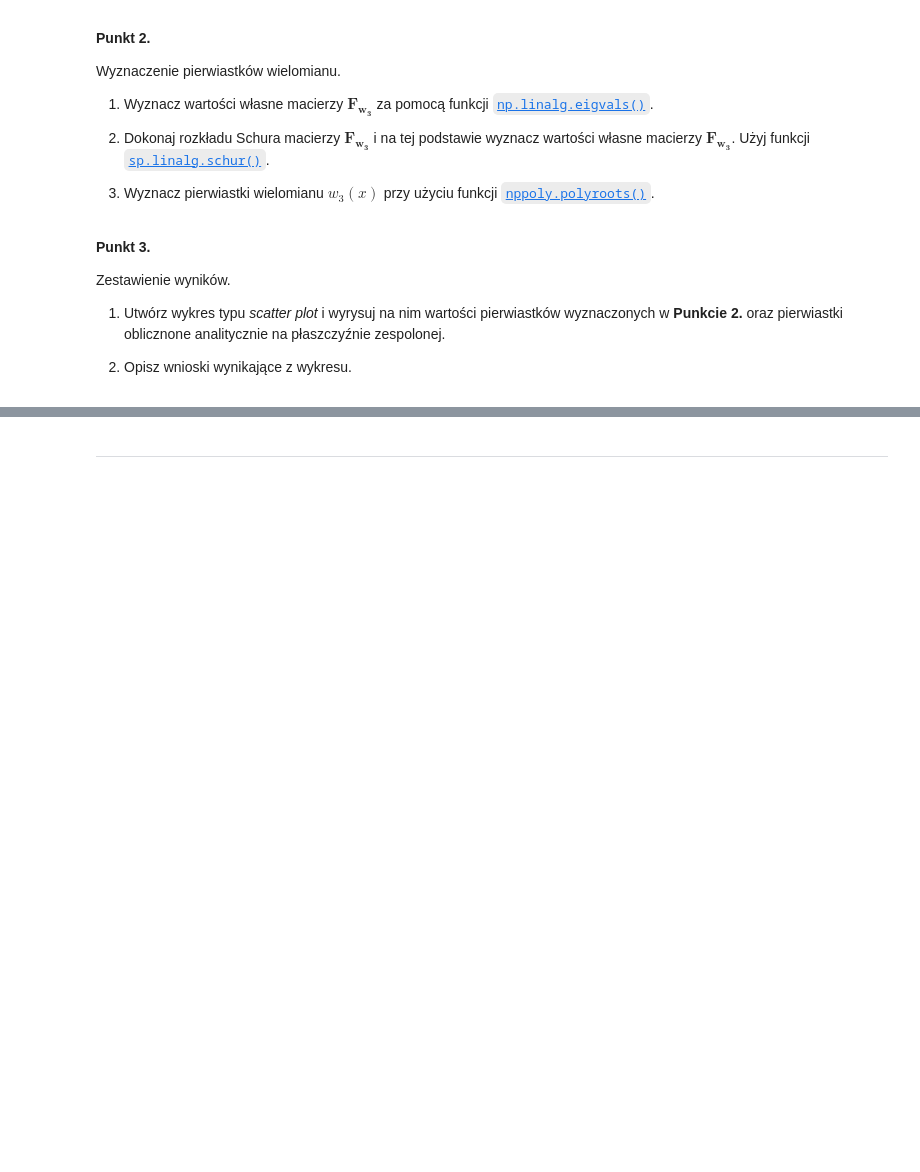
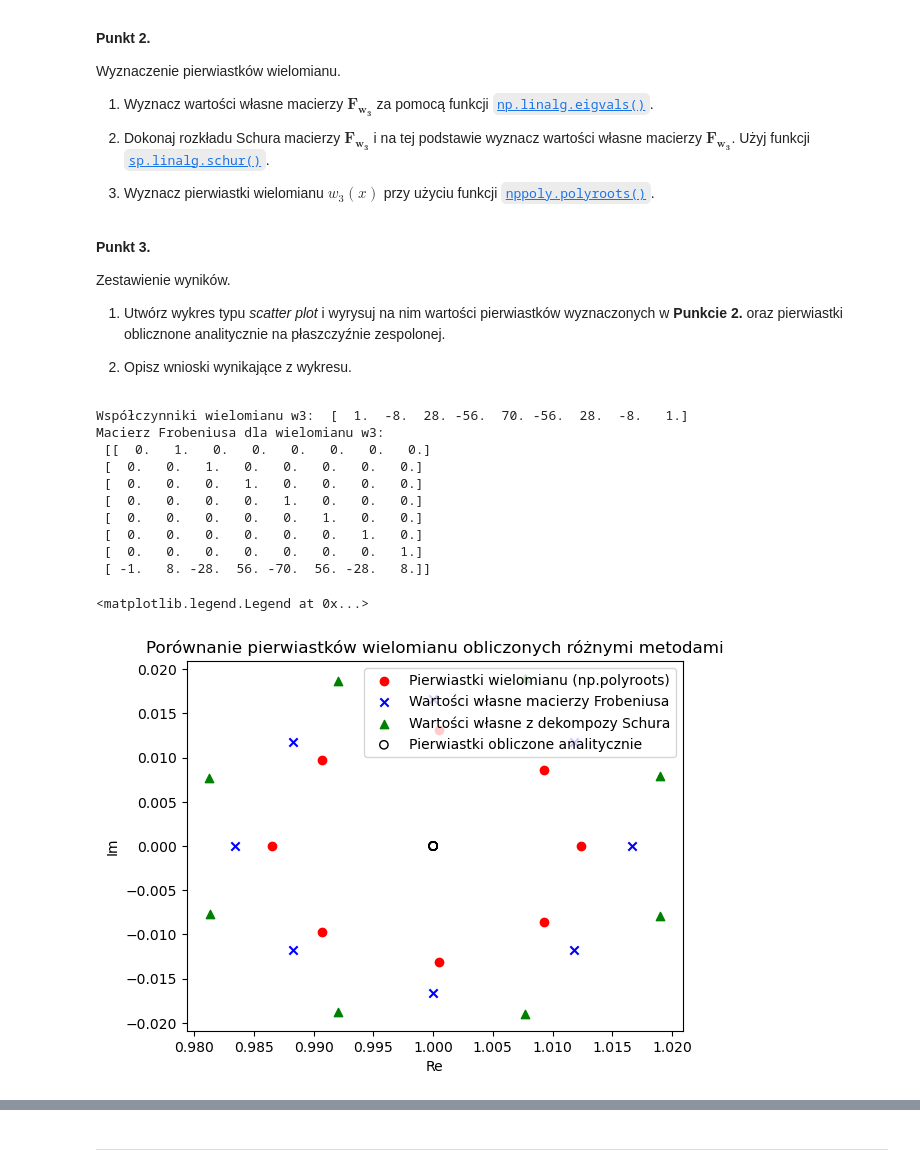
Before and after one commit to MN-KJ-2025/lab-7-pierwiastki-kacperpastula, a Jupyter notebook: sprawozdanie.ipynb, the cells around one changed output, grey strips where cells are left out. Drawn from its saved outputs; the diff is of its cells as text; code cells hidden in the pictures; blank space fills up the shorter version.

Commit message:
funkcja frob_a oraz całe zadanie 2 z opisem

```diff
--- a/sprawozdanie.ipynb
+++ b/sprawozdanie.ipynb
@@ -204,0 +203,37 @@ Zestawienie wyników.
+# %%
+# ===== Twoja implementacja tutaj =====
+w3_roots = np.ones(8)
+#Punkt 1
+coef = nppoly.polyfromroots(w3_roots)
+print('Współczynniki wielomianu w3: ',coef)
+F = main.frob_a(coef)
+print('Macierz Frobeniusa dla wielomianu w3:\n',F)
+
+#Punkt 2
+eigenvalues = np.linalg.eigvals(F)
+T,Z = sp.linalg.schur(F, output = 'complex')
+eigenvalues_schur = np.diag(T)
+roots = nppoly.polyroots(coef)
+
+fig, ax = plt.subplots()
+ax.scatter(np.real(roots),np.imag(roots),color='red',label='Pierwiastki wielomianu (np.polyroots)')
+ax.scatter(np.real(eigenvalues),np.imag(eigenvalues),marker='x',color='blue',label='Wartości własne macierzy Frobeniusa')
+ax.scatter(np.real(eigenvalues_schur),np.imag(eigenvalues_schur),marker='^',color='green',label='Wartości własne z dekompozy Schura')
+ax.scatter(w3_roots,np.zeros_like(w3_roots),marker='o',facecolors='none',edgecolors='black',label='Pierwiastki obliczone analitycznie')
+ax.set_title('Porównanie pierwiastków wielomianu obliczonych różnymi metodami')
+ax.set_xlabel('Re')
+ax.set_ylabel('Im')
+ax.legend()
+# %% [output]
+Współczynniki wielomianu w3:  [  1.  -8.  28. -56.  70. -56.  28.  -8.   1.]
+Macierz Frobeniusa dla wielomianu w3:
+ [[  0.   1.   0.   0.   0.   0.   0.   0.]
+ [  0.   0.   1.   0.   0.   0.   0.   0.]
+ [  0.   0.   0.   1.   0.   0.   0.   0.]
+ [  0.   0.   0.   0.   1.   0.   0.   0.]
+ [  0.   0.   0.   0.   0.   1.   0.   0.]
+ [  0.   0.   0.   0.   0.   0.   1.   0.]
+ [  0.   0.   0.   0.   0.   0.   0.   1.]
+ [ -1.   8. -28.  56. -70.  56. -28.   8.]]
+<matplotlib.legend.Legend at 0x...>
+[figure, added]
```
Also changed, not shown: parts of 3 cells of this notebook, 1 other file.
